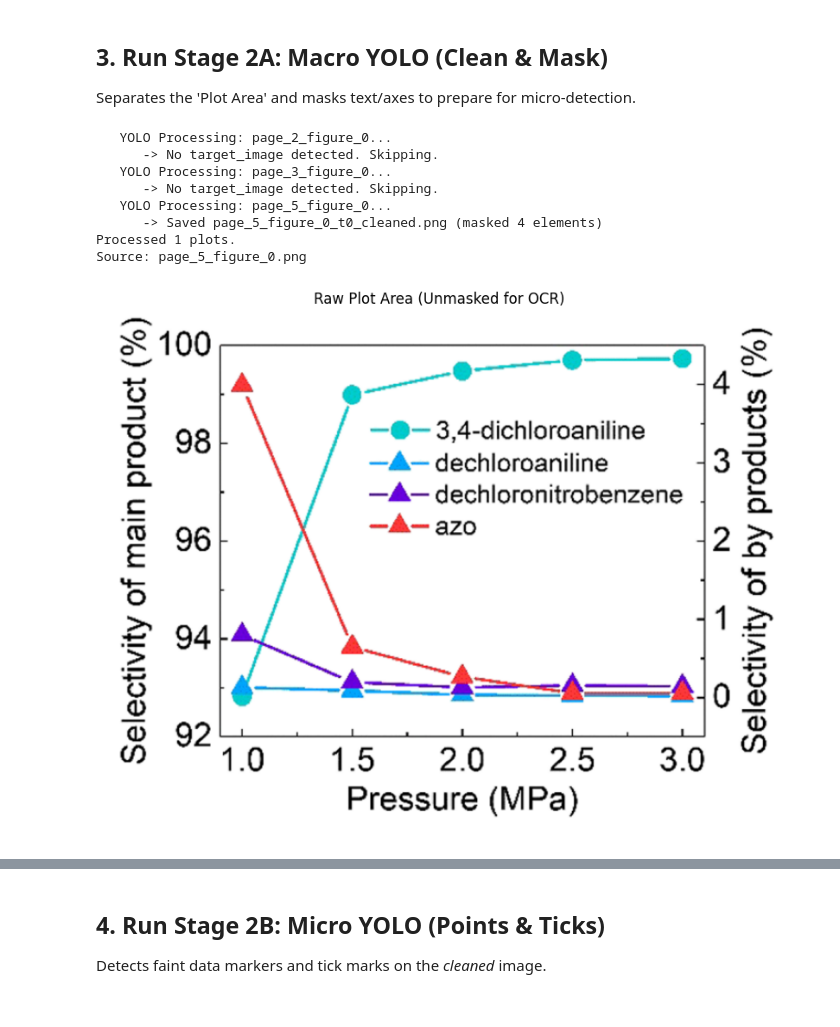
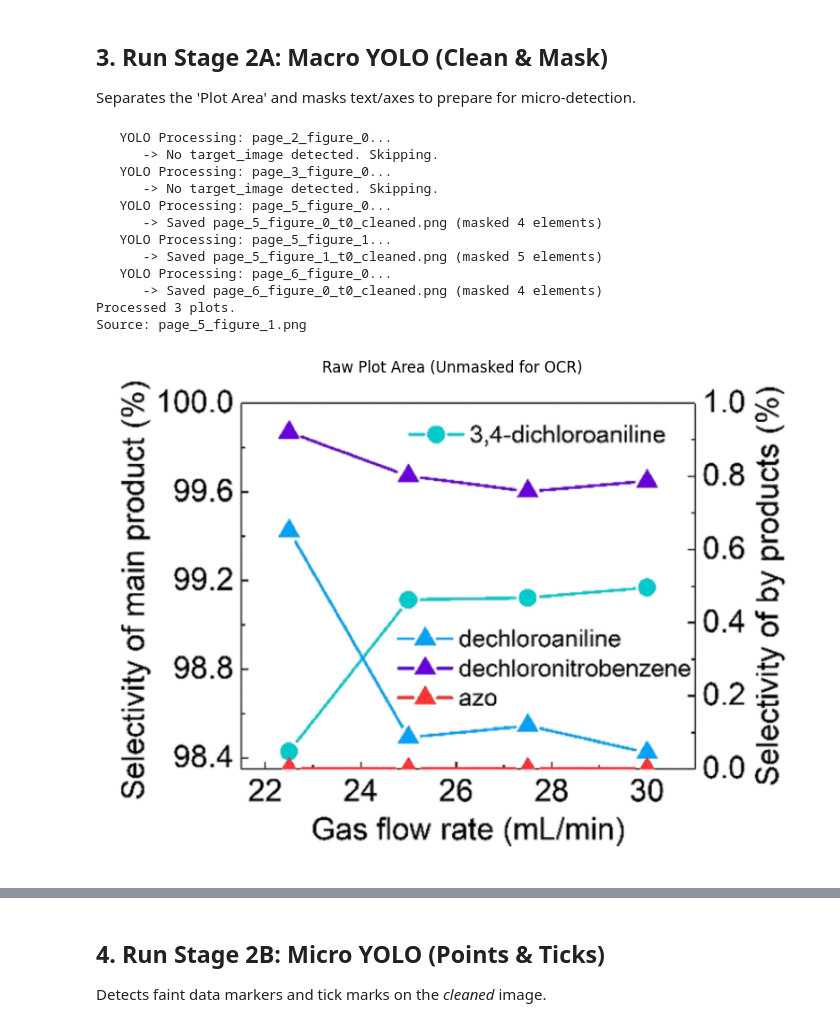
Before and after one commit to wzjeh/FlowFigTabMiner, a Jupyter notebook: notebooks/pipeline_validation.ipynb, the cells around one changed output, grey strips where cells are left out. Saved outputs shown, nothing was run; the diff lists cells and outputs as text; code cells hidden in the pictures.

```diff
--- a/notebooks/pipeline_validation.ipynb
+++ b/notebooks/pipeline_validation.ipynb
@@ -64,7 +64,7 @@ try:
     yolo_micro = Stage2Detector(model_path="../models/bestYOLOm-2-2.pt")
 
     # Logic Modules
-    legend_matcher = LegendMatcher()
+    legend_matcher = LegendMatcher(yolo_model=yolo_micro)
     coord_mapper = CoordinateMapper()
 
     print("✅ All models initialized successfully.")
@@ -138,35 +136,39 @@ Separates the 'Plot Area' and masks text/axes to prepare for micro-detection.
 # %%
 # Run Macro YOLO on detected figures
 macro_results = []
 if figures:
     # Just process the first few to save time
-    test_figures = figures[:3]
+    test_figures = figures[:5]
     macro_results = yolo_macro.process_images(test_figures, output_base_dir=intermediate_dir, output_subdir_name="macro_cleaned")
 
     print(f"Processed {len(macro_results)} plots.")
 
     # Visualization of the first result
     if macro_results:
-        first_res = macro_results[0]
+        first_res = macro_results[1]
         print(f"Source: {os.path.basename(first_res['original_source'])}")
 
         # Show Raw Plot (Unmasked)
         # YoloDetector now saves raw crop as well
         raw_path = first_res.get('raw_image')
         clean_path = first_res.get('cleaned_image')
 
         if raw_path and os.path.exists(raw_path):
             show_img(raw_path, "Raw Plot Area (Unmasked for OCR)")
 
         if clean_path and os.path.exists(clean_path):
             show_img(clean_path, "Cleaned Plot Area (For Point Detection)")
 # %% [output]
    YOLO Processing: page_2_figure_0...
       -> No target_image detected. Skipping.
    YOLO Processing: page_3_figure_0...
       -> No target_image detected. Skipping.
    YOLO Processing: page_5_figure_0...
       -> Saved page_5_figure_0_t0_cleaned.png (masked 4 elements)
-Processed 1 plots.
-Source: page_5_figure_0.png
+   YOLO Processing: page_5_figure_1...
+      -> Saved page_5_figure_1_t0_cleaned.png (masked 5 elements)
+   YOLO Processing: page_6_figure_0...
+      -> Saved page_6_figure_0_t0_cleaned.png (masked 4 elements)
+Processed 3 plots.
+Source: page_5_figure_1.png
-[figure, old version]
+[figure, new version]
```
Also changed, not shown: parts of 4 cells of this notebook, 7 other files.
